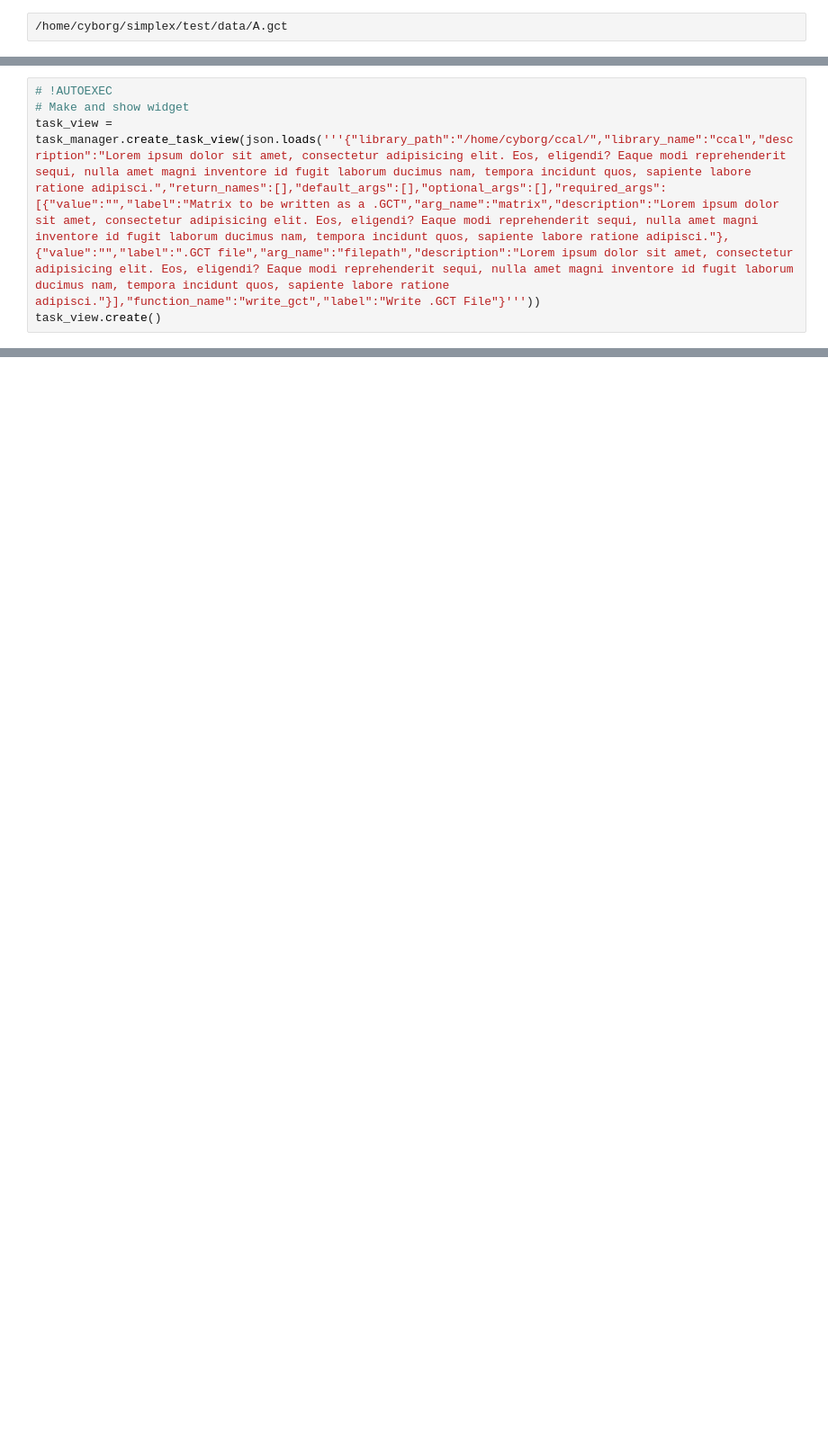
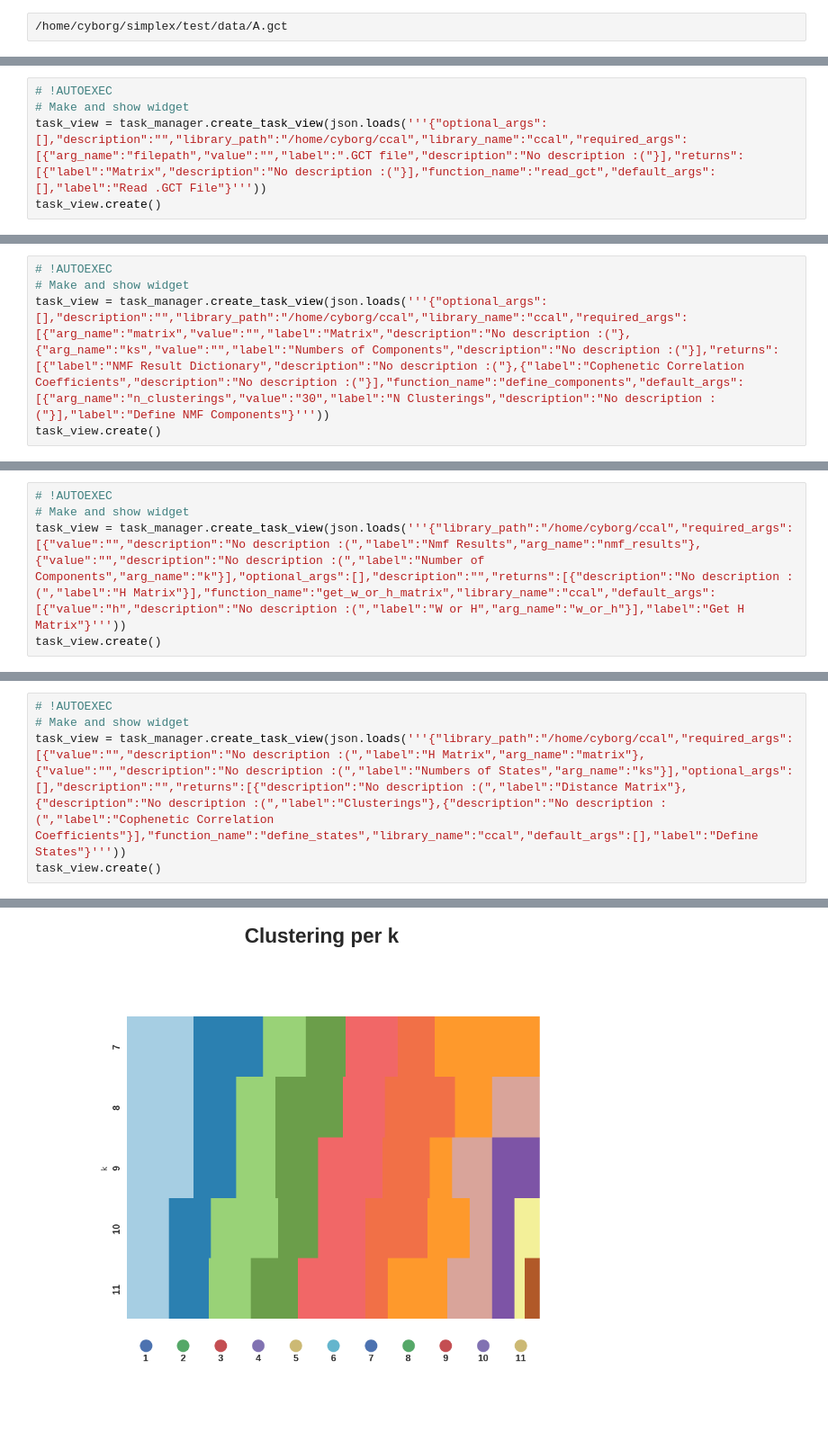
Before and after one commit to teacherzhu/jupyter_gui, a Jupyter notebook: demo/Onco-GPS.ipynb, the cells around one changed output, grey strips where cells are left out. Shown at 90% size. Drawn from its saved outputs; the diff is of its cells as text; blank space fills up the shorter version.

```diff
--- a/demo/Onco-GPS.ipynb
+++ b/demo/Onco-GPS.ipynb
@@ -125,5 +2,0 @@ Processing arguments ...
-# %%
-# !AUTOEXEC
-# Make and show widget
-task_view = task_manager.create_task_view(json.loads('''{"library_path":"/home/cyborg/ccal/","library_name":"ccal","description":"Lorem ipsum dolor sit amet, consectetur adipisicing elit. Eos, eligendi? Eaque modi reprehenderit sequi, nulla amet magni inventore id fugit laborum ducimus nam, tempora incidunt quos, sapiente labore ratione adipisci.","return_names":[],"default_args":[],"optional_args":[],"required_args":[{"value":"","label":"Matrix to be written as a .GCT","arg_name":"matrix","description":"Lorem ipsum dolor sit amet, consectetur adipisicing elit. Eos, eligendi? Eaque modi reprehenderit sequi, nulla amet magni inventore id fugit laborum ducimus nam, tempora incidunt quos, sapiente labore ratione adipisci."},{"value":"","label":".GCT file","arg_name":"filepath","description":"Lorem ipsum dolor sit amet, consectetur adipisicing elit. Eos, eligendi? Eaque modi reprehenderit sequi, nulla amet magni inventore id fugit laborum ducimus nam, tempora incidunt quos, sapiente labore ratione adipisci."}],"function_name":"write_gct","label":"Write .GCT File"}'''))
-task_view.create()
@@ -139,0 +3,5 @@ Processing arguments ...
+# %%
+# !AUTOEXEC
+# Make and show widget
+task_view = task_manager.create_task_view(json.loads('''{"optional_args":[],"description":"","library_path":"/home/cyborg/ccal","library_name":"ccal","required_args":[{"arg_name":"filepath","value":"","label":".GCT file","description":"No description :("}],"returns":[{"label":"Matrix","description":"No description :("}],"function_name":"read_gct","default_args":[],"label":"Read .GCT File"}'''))
+task_view.create()
@@ -139,0 +16,5 @@ Processing arguments ...
+# %%
+# !AUTOEXEC
+# Make and show widget
+task_view = task_manager.create_task_view(json.loads('''{"optional_args":[],"description":"","library_path":"/home/cyborg/ccal","library_name":"ccal","required_args":[{"arg_name":"matrix","value":"","label":"Matrix","description":"No description :("},{"arg_name":"ks","value":"","label":"Numbers of Components","description":"No description :("}],"returns":[{"label":"NMF Result Dictionary","description":"No description :("},{"label":"Cophenetic Correlation Coefficients","description":"No description :("}],"function_name":"define_components","default_args":[{"arg_name":"n_clusterings","value":"30","label":"N Clusterings","description":"No description :("}],"label":"Define NMF Components"}'''))
+task_view.create()
@@ -139,0 +42,5 @@ Processing arguments ...
+# %%
+# !AUTOEXEC
+# Make and show widget
+task_view = task_manager.create_task_view(json.loads('''{"library_path":"/home/cyborg/ccal","required_args":[{"value":"","description":"No description :(","label":"Nmf Results","arg_name":"nmf_results"},{"value":"","description":"No description :(","label":"Number of Components","arg_name":"k"}],"optional_args":[],"description":"","returns":[{"description":"No description :(","label":"H Matrix"}],"function_name":"get_w_or_h_matrix","library_name":"ccal","default_args":[{"value":"h","description":"No description :(","label":"W or H","arg_name":"w_or_h"}],"label":"Get H Matrix"}'''))
+task_view.create()
@@ -139,0 +56,6 @@ Processing arguments ...
+# %%
+# !AUTOEXEC
+# Make and show widget
+task_view = task_manager.create_task_view(json.loads('''{"library_path":"/home/cyborg/ccal","required_args":[{"value":"","description":"No description :(","label":"H Matrix","arg_name":"matrix"},{"value":"","description":"No description :(","label":"Numbers of States","arg_name":"ks"}],"optional_args":[],"description":"","returns":[{"description":"No description :(","label":"Distance Matrix"},{"description":"No description :(","label":"Clusterings"},{"description":"No description :(","label":"Cophenetic Correlation Coefficients"}],"function_name":"define_states","library_name":"ccal","default_args":[],"label":"Define States"}'''))
+task_view.create()
+# %% [output]
@@ -139,0 +71 @@ Processing arguments ...
+[figure, added]
```
Also changed, not shown: parts of 14 cells of this notebook, 17 other files.
